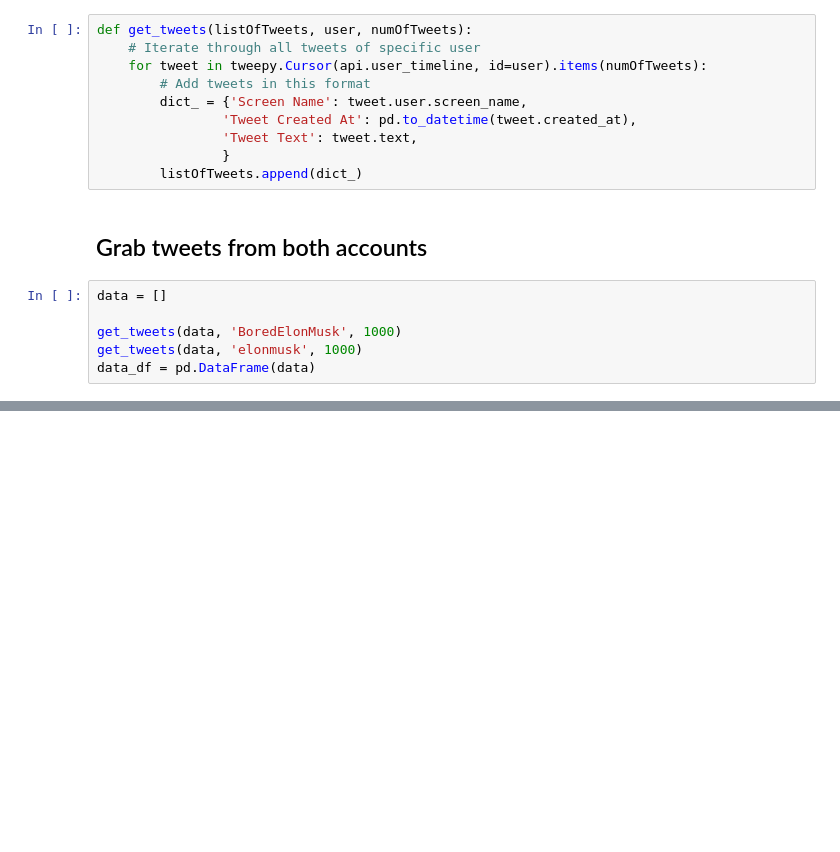
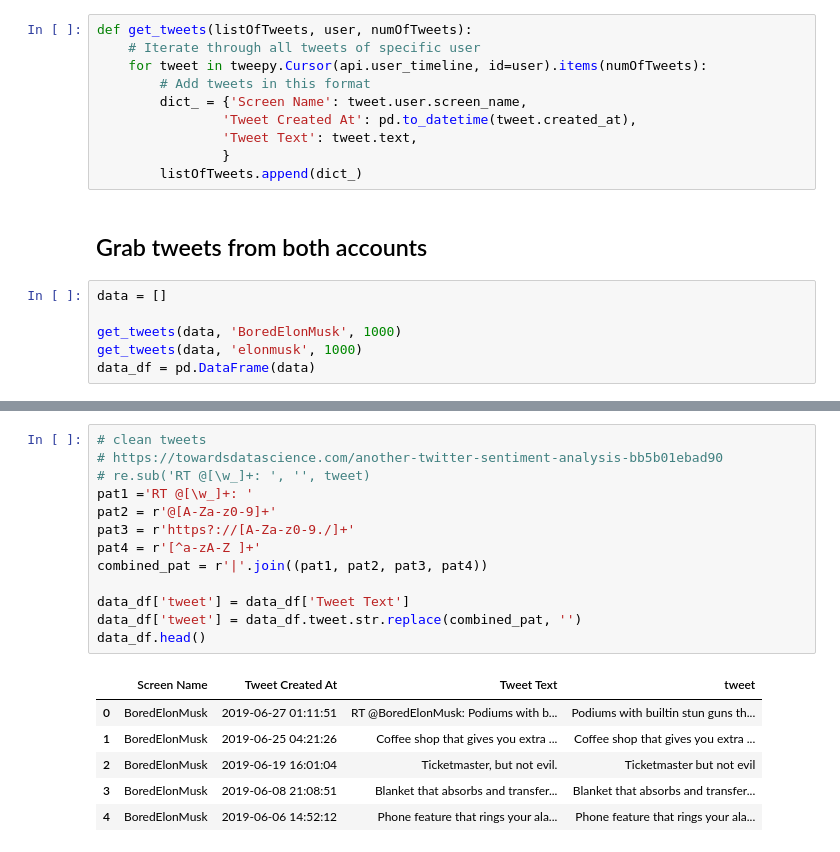
Before and after one commit to monicamow/tweet_classifier, a Jupyter notebook: funding_secured.ipynb, the cells around one changed output, grey strips where cells are left out. Saved outputs shown, nothing was run; the diff lists cells and outputs as text; blank space fills up the shorter version.

```diff
--- a/funding_secured.ipynb
+++ b/funding_secured.ipynb
@@ -67,0 +63,20 @@ data_df.tail()
+# %%
+# clean tweets
+# https://towardsdatascience.com/another-twitter-sentiment-analysis-bb5b01ebad90
+# re.sub('RT @[\w_]+: ', '', tweet)
+pat1 ='RT @[\w_]+: '
+pat2 = r'@[A-Za-z0-9]+'
+pat3 = r'https?://[A-Za-z0-9./]+'
+pat4 = r'[^a-zA-Z ]+'
+combined_pat = r'|'.join((pat1, pat2, pat3, pat4))
+
+data_df['tweet'] = data_df['Tweet Text']
+data_df['tweet'] = data_df.tweet.str.replace(combined_pat, '')
+data_df.head()
+# %% [output]
+|  | Screen Name | Tweet Created At | Tweet Text | tweet |
+| 0 | BoredElonMusk | 2019-06-27 01:11:51 | RT @BoredElonMusk: Podiums with b... | Podiums with builtin stun guns th... |
+| 1 | BoredElonMusk | 2019-06-25 04:21:26 | Coffee shop that gives you extra ... | Coffee shop that gives you extra ... |
+| 2 | BoredElonMusk | 2019-06-19 16:01:04 | Ticketmaster, but not evil. | Ticketmaster but not evil |
+| 3 | BoredElonMusk | 2019-06-08 21:08:51 | Blanket that absorbs and transfer... | Blanket that absorbs and transfer... |
+| 4 | BoredElonMusk | 2019-06-06 14:52:12 | Phone feature that rings your ala... | Phone feature that rings your ala... |
```
Also changed, not shown: parts of 14 cells of this notebook.
